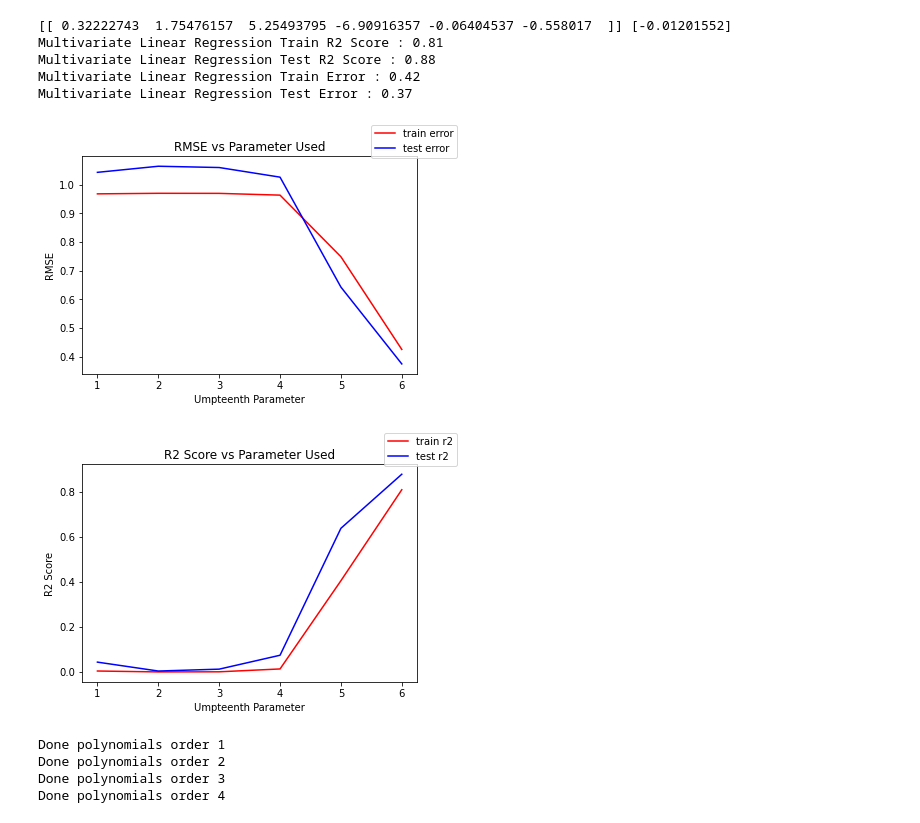
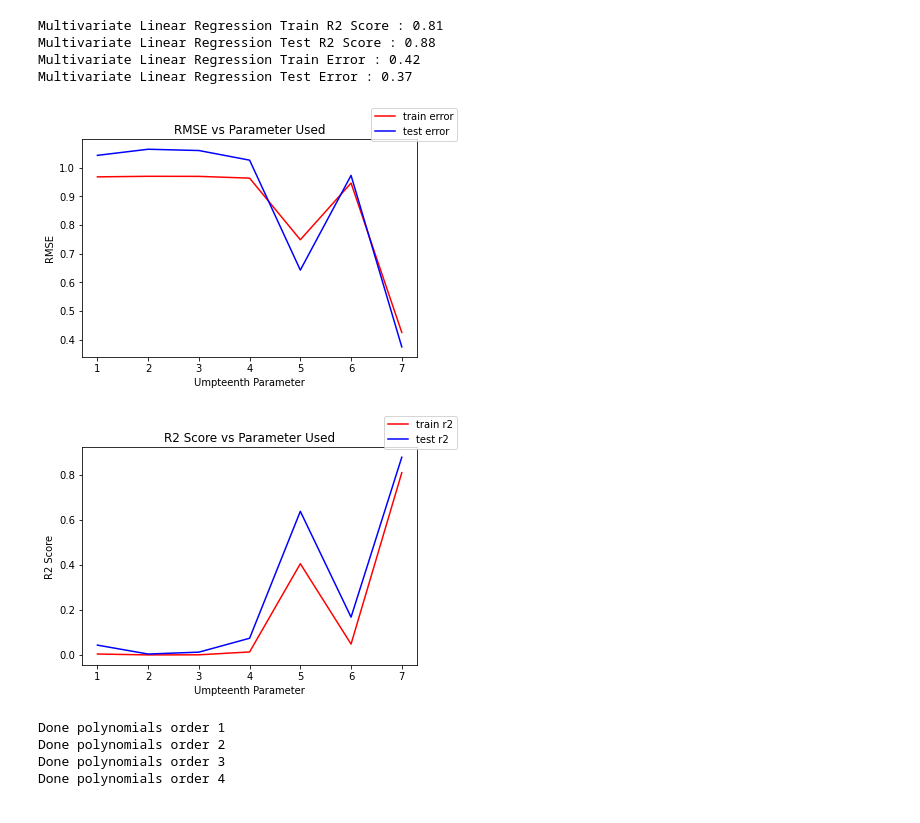
Before and after one commit to hnslmp/machine_learning_ui, a Jupyter notebook: 3.Linear Regression/Linear_Regression.ipynb, the cells around one changed output. Cells and saved outputs as stored; diff of their text form; code cells hidden in the pictures.

```diff
--- a/3.Linear Regression/Linear_Regression.ipynb
+++ b/3.Linear Regression/Linear_Regression.ipynb
@@ -22,12 +22,12 @@ x_train, x_test, y_train, y_test = train_test_split(
     x, y, test_size=0.3, random_state=42)
 # %%
 #Linear Regressiuon for each parameter
-lr = linear_model.LinearRegression(normalize=True)
+lr = linear_model.LinearRegression()
 
 lr_r2 = []
 lr_error = []
 
-for i in range(0,5):
+for i in range(0,6):
     X = x[:,i]
     X = X.reshape(-1,1)
     lr_x_train, lr_x_test, lr_y_train, lr_y_test = train_test_split(
@@ -60,6 +61,6 @@ for i in range(0,5):
 # %%
 #Multivariate Linear Regression
-mlr = linear_model.LinearRegression(normalize=True)
+mlr = linear_model.LinearRegression()
 mlr.fit(x_train,y_train)
 
 score_r2_train = mlr.score(x_train, y_train)
@@ -67,8 +68,8 @@ score_r2_test = mlr.score(x_test, y_test)
 score_error_train = mean_squared_error(y_train,mlr.predict(x_train),squared=False)
 score_error_test = mean_squared_error(y_test,mlr.predict(x_test),squared=False)
 
-lr_r2.append((6, score_r2_train,score_r2_test))
-lr_error.append((6,score_error_train ,score_error_test))
+lr_r2.append((7, score_r2_train,score_r2_test))
+lr_error.append((7,score_error_train ,score_error_test))
 lr_r2 = np.asarray(lr_r2)
 lr_error = np.asarray(lr_error)
 
@@ -77,7 +78,6 @@ print('Multivariate Linear Regression Test R2 Score : %.2f' % mlr.score(x_test,
 print('Multivariate Linear Regression Train Error : %.2f'% mean_squared_error(y_train,mlr.predict(x_train),squared=False))
 print('Multivariate Linear Regression Test Error : %.2f'% mean_squared_error(y_test,mlr.predict(x_test),squared=False))
 # %% [output]
-[[ 0.32222743  1.75476157  5.25493795 -6.90916357 -0.06404537 -0.558017  ]] [-0.01201552]
 Multivariate Linear Regression Train R2 Score : 0.81
 Multivariate Linear Regression Test R2 Score : 0.88
 Multivariate Linear Regression Train Error : 0.42
@@ -85,20 +85,20 @@ Multivariate Linear Regression Test Error : 0.37
 # %%
 fig, ax = plt.subplots()
 ax.plot(lr_error[:,0], lr_error[:,1],color='red');
 ax.plot(lr_error[:,0], lr_error[:,2],color='blue');
 fig.legend(["train error","test error"],loc="upper right")
-ax.xaxis.set_ticks(np.arange(1, 7, 1))
+ax.xaxis.set_ticks(np.arange(1, 8, 1))
 ax.set(xlabel='Umpteenth Parameter', ylabel='RMSE', title='RMSE vs Parameter Used');
 
 fig, ax = plt.subplots()
 ax.plot(lr_r2[:,0], lr_r2[:,1],color="red");
 ax.plot(lr_r2[:,0], lr_r2[:,2],color="blue");
 fig.legend(["train r2","test r2"],loc="upper right")
-ax.xaxis.set_ticks(np.arange(1, 7, 1))
+ax.xaxis.set_ticks(np.arange(1, 8, 1))
 ax.set(xlabel='Umpteenth Parameter', ylabel='R2 Score', title='R2 Score vs Parameter Used');
 # %% [output]
-[figure, old version]
+[figure, new version]
-[figure, old version]
+[figure, new version]
 # %%
 #Polynomial Regression
 poly_r2 = []
```
Also changed, not shown: parts of 3 cells of this notebook.
